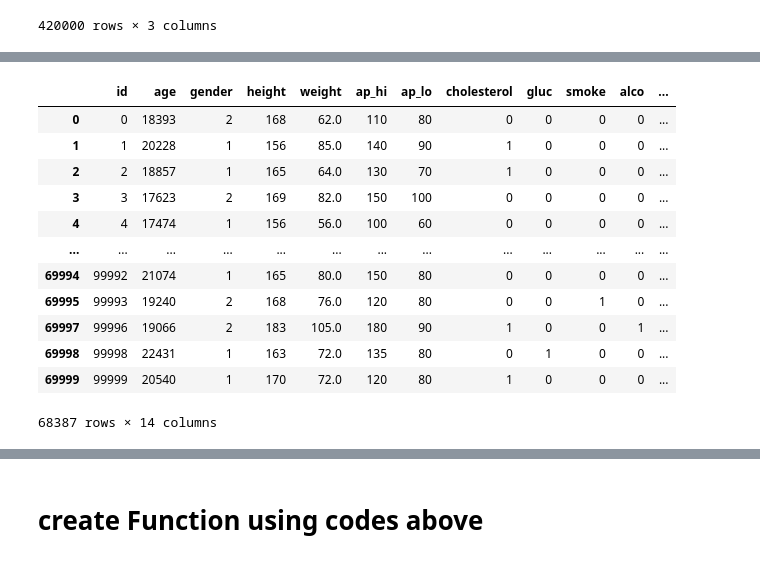
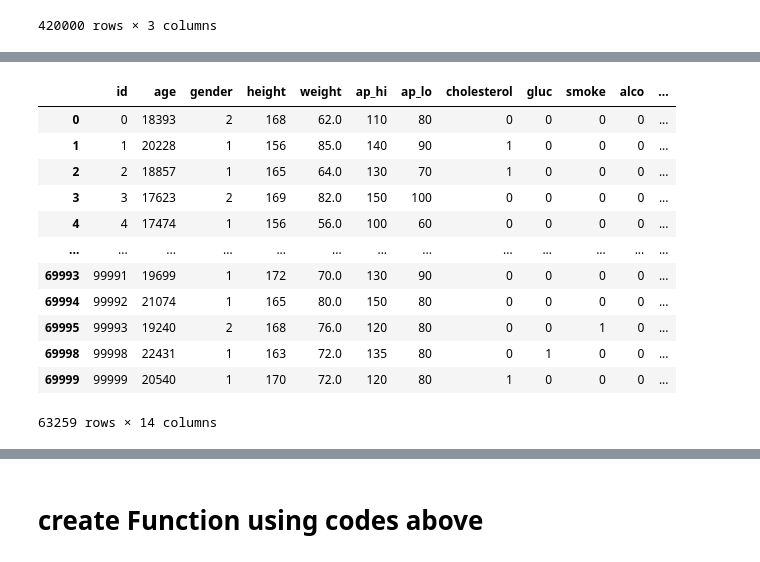
Before and after one commit to davidfparker/FreeCodeCamp_Cert, a Jupyter notebook: src/medical_data_visualizer.ipynb, the cells around one changed output, grey strips where cells are left out. Drawn from its saved outputs; the diff is of its cells as text; code cells hidden in the pictures.

```diff
--- a/src/medical_data_visualizer.ipynb
+++ b/src/medical_data_visualizer.ipynb
@@ -50,7 +50,9 @@ memory usage: 6.9 MB
 # create all individual codes to be used in Function (see bottom)
 # %%
 # create "BMI" column
-df['BMI'] = df["weight"]/((df["height"]/10)**(1/2))
+# BMI by dividing their weight in kilograms by the square of their height in meters.
+# If that value is > 25 then the person is overweight.
+df['BMI'] = df["weight"]/((df["height"]/100)**(2))
 df
 # %% [output]
 |  | id | age | gender | height | weight | ap_hi | ap_lo | cholesterol | gluc | smoke | alco | ... |
@@ -172,31 +212,27 @@ fig = sns.catplot(x="variable", y="total", hue="value", col="cardio", data=df_ca
 # %%
 # Clean the data. Filter out the following patient segments that represent incorrect data:
 # diastolic pressure is higher than systolic (Keep the correct data with (df['ap_lo'] <= df['ap_hi']))
 # height is less than the 2.5th percentile (Keep the correct data with (df['height'] >= df['height'].quantile(0.025)))
 # height is more than the 97.5th percentile
 # weight is less than the 2.5th percentile
 # weight is more than the 97.5th percentile
 
-df_heat = df[df['ap_lo'] <= df['ap_hi']]
-df_heat = df[df['height'] >= df['height'].quantile(0.025)]
-df_heat = df[df['height'] <= df['height'].quantile(0.975)]
-df_heat = df[df['weight'] >= df['weight'].quantile(0.025)]
-df_heat = df[df['weight'] <= df['weight'].quantile(0.975)]
+df_heat = df[(df['ap_lo'] <= df['ap_hi']) & (df['height'] >= df['height'].quantile(0.025)) & (df['height'] <= df['height'].quantile(0.975)) & (df['weight'] >= df['weight'].quantile(0.025)) & (df['weight'] <= df['weight'].quantile(0.975))]
 df_heat
 # %% [output]
 |  | id | age | gender | height | weight | ap_hi | ap_lo | cholesterol | gluc | smoke | alco | ... |
 | 0 | 0 | 18393 | 2 | 168 | 62.0 | 110 | 80 | 0 | 0 | 0 | 0 | ... |
 | 1 | 1 | 20228 | 1 | 156 | 85.0 | 140 | 90 | 1 | 0 | 0 | 0 | ... |
 | 2 | 2 | 18857 | 1 | 165 | 64.0 | 130 | 70 | 1 | 0 | 0 | 0 | ... |
 | 3 | 3 | 17623 | 2 | 169 | 82.0 | 150 | 100 | 0 | 0 | 0 | 0 | ... |
 | 4 | 4 | 17474 | 1 | 156 | 56.0 | 100 | 60 | 0 | 0 | 0 | 0 | ... |
 | ... | ... | ... | ... | ... | ... | ... | ... | ... | ... | ... | ... | ... |
+| 69993 | 99991 | 19699 | 1 | 172 | 70.0 | 130 | 90 | 0 | 0 | 0 | 0 | ... |
 | 69994 | 99992 | 21074 | 1 | 165 | 80.0 | 150 | 80 | 0 | 0 | 0 | 0 | ... |
 | 69995 | 99993 | 19240 | 2 | 168 | 76.0 | 120 | 80 | 0 | 0 | 1 | 0 | ... |
-| 69997 | 99996 | 19066 | 2 | 183 | 105.0 | 180 | 90 | 1 | 0 | 0 | 1 | ... |
 | 69998 | 99998 | 22431 | 1 | 163 | 72.0 | 135 | 80 | 0 | 1 | 0 | 0 | ... |
 | 69999 | 99999 | 20540 | 1 | 170 | 72.0 | 120 | 80 | 1 | 0 | 0 | 0 | ... |
-68387 rows × 14 columns
+63259 rows × 14 columns
 # %%
 # Calculate the correlation matrix
 # Create a correlation matrix using the dataset.
```
Also changed, not shown: parts of 12 cells of this notebook.
